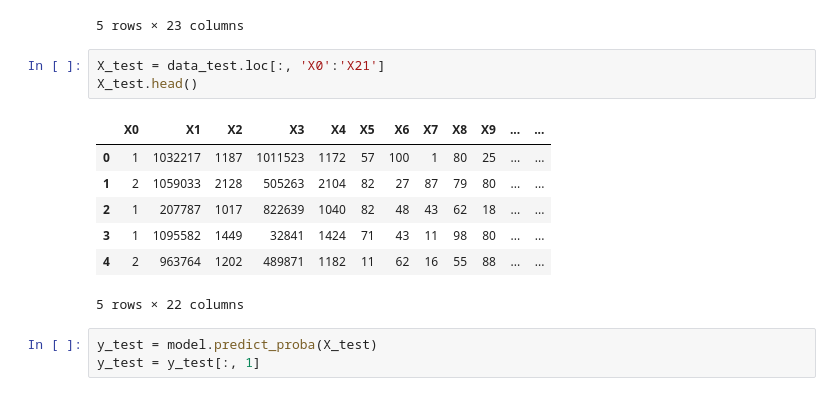
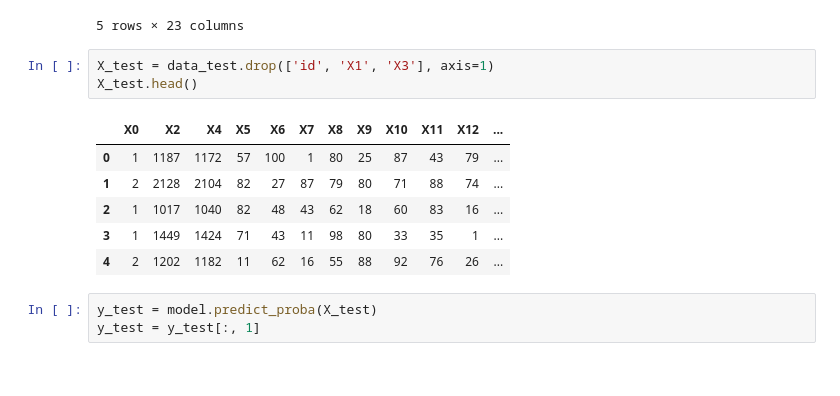
Before and after one commit to Yuriy-Kanygin/Ozon-Games, a Jupyter notebook: Ozone Games.ipynb, the cells around one changed output. Drawn from its saved outputs; the diff is of its cells as text.

```diff
--- a/Ozone Games.ipynb
+++ b/Ozone Games.ipynb
@@ -134,16 +170,15 @@ data_test.head()
 | 4 | 4 | 2 | 963764 | 1202 | 489871 | 1182 | 11 | 62 | 16 | 55 | ... | ... |
 5 rows × 23 columns
 # %%
-X_test = data_test.loc[:, 'X0':'X21']
+X_test = data_test.drop(['id', 'X1', 'X3'], axis=1)
 X_test.head()
 # %% [output]
-|  | X0 | X1 | X2 | X3 | X4 | X5 | X6 | X7 | X8 | X9 | ... | ... |
-| 0 | 1 | 1032217 | 1187 | 1011523 | 1172 | 57 | 100 | 1 | 80 | 25 | ... | ... |
-| 1 | 2 | 1059033 | 2128 | 505263 | 2104 | 82 | 27 | 87 | 79 | 80 | ... | ... |
-| 2 | 1 | 207787 | 1017 | 822639 | 1040 | 82 | 48 | 43 | 62 | 18 | ... | ... |
-| 3 | 1 | 1095582 | 1449 | 32841 | 1424 | 71 | 43 | 11 | 98 | 80 | ... | ... |
-| 4 | 2 | 963764 | 1202 | 489871 | 1182 | 11 | 62 | 16 | 55 | 88 | ... | ... |
+|  | X0 | X2 | X4 | X5 | X6 | X7 | X8 | X9 | X10 | X11 | X12 | ... |
+| 0 | 1 | 1187 | 1172 | 57 | 100 | 1 | 80 | 25 | 87 | 43 | 79 | ... |
+| 1 | 2 | 2128 | 2104 | 82 | 27 | 87 | 79 | 80 | 71 | 88 | 74 | ... |
+| 2 | 1 | 1017 | 1040 | 82 | 48 | 43 | 62 | 18 | 60 | 83 | 16 | ... |
+| 3 | 1 | 1449 | 1424 | 71 | 43 | 11 | 98 | 80 | 33 | 35 | 1 | ... |
+| 4 | 2 | 1202 | 1182 | 11 | 62 | 16 | 55 | 88 | 92 | 76 | 26 | ... |
-5 rows × 22 columns
 # %%
 y_test = model.predict_proba(X_test)
 y_test = y_test[:, 1]
```
Also changed, not shown: parts of 9 cells of this notebook, 1 other file.
